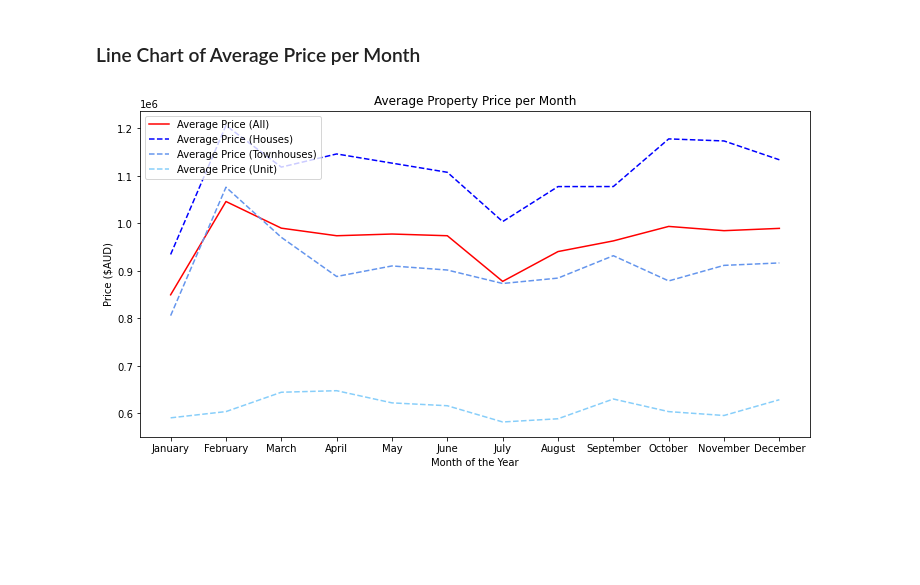
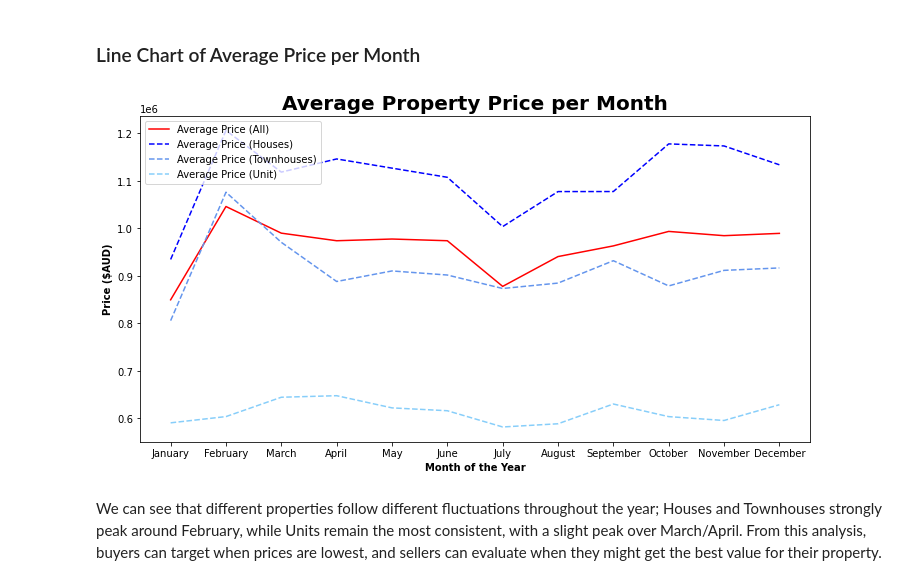
Before and after one commit to Kopixx/Project-1, a Jupyter notebook: Q1_data_exploration.ipynb, the cells around one changed output. Cells and saved outputs as stored; diff of their text form; code cells hidden in the pictures; blank space fills up the shorter version.

```diff
--- a/Q1_data_exploration.ipynb
+++ b/Q1_data_exploration.ipynb
@@ -12,7 +12,7 @@ import scipy.stats as st
 import numpy as np
 # %%
 #Save the dataset filepath
-cleaned_path = "~/Documents/DataBootcamp/PythonProjects/Properties_of_Melbourne_City_CLEANED.csv"
+cleaned_path = "Properties_of_Melbourne_City_CLEANED.csv"
 # %%
 #Read the cleaned csv file into a dataframe
 cleaned_df = pd.read_csv(cleaned_path)
@@ -929,19 +962,22 @@ month_unit_prices = month_unit_prices["Price"].tolist()
 # %%
 #Compare on a line chart
 months = ["January", "February", "March", "April", "May", "June", "July", "August", "September", "October", "November", "December"]
 
 plt.figure(figsize=(12,6))
 
 all_line = plt.plot(months, month_prices, color="red", label="Average Price (All)")
 house_line = plt.plot(months, month_house_prices, color="blue", label="Average Price (Houses)", linestyle="dashed")
 town_line = plt.plot(months, month_town_prices, color="cornflowerblue", label="Average Price (Townhouses)", linestyle="dashed")
 unit_line = plt.plot(months, month_unit_prices, color="lightskyblue", label="Average Price (Unit)", linestyle="dashed")
 
-plt.title("Average Property Price per Month")
-plt.ylabel("Price ($AUD)")
-plt.xlabel("Month of the Year")
+plt.title("Average Property Price per Month", fontweight='bold', fontsize = 20)
+plt.ylabel("Price ($AUD)", fontweight='bold')
+plt.xlabel("Month of the Year", fontweight='bold')
 plt.legend(loc="best")
 
+plt.savefig("Average Property Price per Month.png")
 plt.show()
 # %% [output]
-[figure, old version]
+[figure, new version]
+# %% [markdown]
+We can see that different properties follow different fluctuations throughout the year; Houses and Townhouses strongly peak around February, while Units remain the most consistent, with a slight peak over March/April. From this analysis, buyers can target when prices are lowest, and sellers can evaluate when they might get the best value for their property.
```
Also changed, not shown: parts of 26 cells of this notebook, 1 other file.
